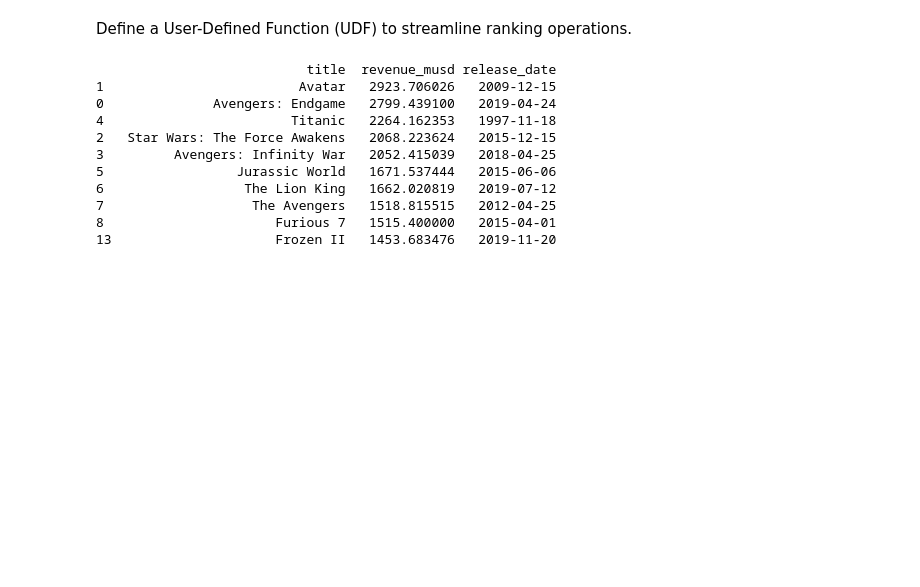
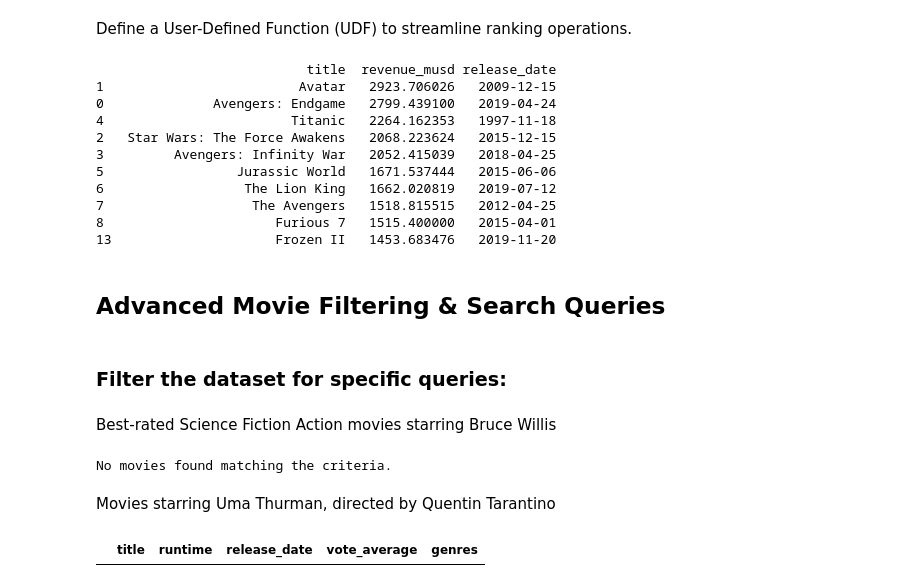
Before and after one commit to b-kenneth/Python_Fundamentals, a Jupyter notebook: movie_data_analysis.ipynb, the cells around one changed output. Drawn from its saved outputs; the diff is of its cells as text; code cells hidden in the pictures; blank space fills up the shorter version.

Commit message:
Advanced Movie Filtering

```diff
--- a/movie_data_analysis.ipynb
+++ b/movie_data_analysis.ipynb
@@ -744,3 +744,48 @@ print(top_revenue_movies[['title', 'revenue_musd', 'release_date']])
 7                   The Avengers   1518.815515   2012-04-25
 8                      Furious 7   1515.400000   2015-04-01
 13                     Frozen II   1453.683476   2019-11-20
+# %% [markdown]
+## Advanced Movie Filtering & Search Queries
+# %% [markdown]
+### Filter the dataset for specific queries:
+# %% [markdown]
+Best-rated Science Fiction Action movies starring Bruce
+Willis
+# %%
+# Step 1: Filter Science Fiction Action movies
+sf_action_filter = (
+    cleaned_movies_df['genres'].str.contains('Science Fiction', case=False) &
+    cleaned_movies_df['genres'].str.contains('Action', case=False)
+)
+
+# Step 2: Filter movies starring Bruce Willis
+bruce_willis_filter = cleaned_movies_df['cast'].str.contains('Bruce Willis', case=False)
+
+# Step 3: Apply both filters and sort by rating
+filtered_movies = cleaned_movies_df[sf_action_filter & bruce_willis_filter]
+sorted_movies = filtered_movies.sort_values(by='vote_average', ascending=False)
+
+# Display results
+if not sorted_movies.empty:
+    print(sorted_movies[['title', 'vote_average', 'genres', 'cast']])
+else:
+    print("No movies found matching the criteria.")
+# %% [output]
+No movies found matching the criteria.
+# %% [markdown]
+Movies starring Uma Thurman, directed by Quentin Tarantino
+# %%
+# Step 1: Filter movies starring Uma Thurman
+uma_thurman_filter = cleaned_movies_df['cast'].str.contains('Uma Thurman', case=False, na=False)
+
+# Step 2: Filter movies directed by Quentin Tarantino
+tarantino_filter = cleaned_movies_df['director'].str.contains('Quentin Tarantino', case=False, na=False)
+
+# Step 3: Apply both filters and sort by runtime (ascending order)
+filtered_movies = cleaned_movies_df[uma_thurman_filter & tarantino_filter]
+sorted_movies = filtered_movies.sort_values(by='runtime', ascending=True)
+
+# Display relevant columns
+sorted_movies[['title', 'runtime', 'release_date', 'vote_average', 'genres']]
+# %% [output]
+|  | title | runtime | release_date | vote_average | genres |
```
